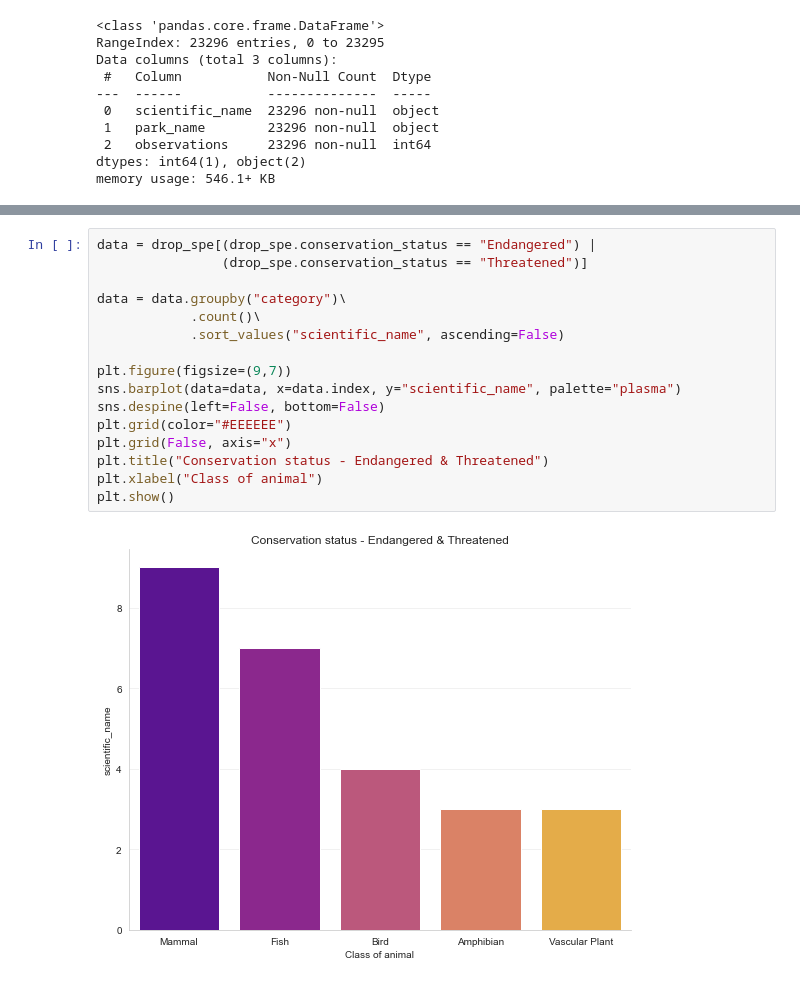
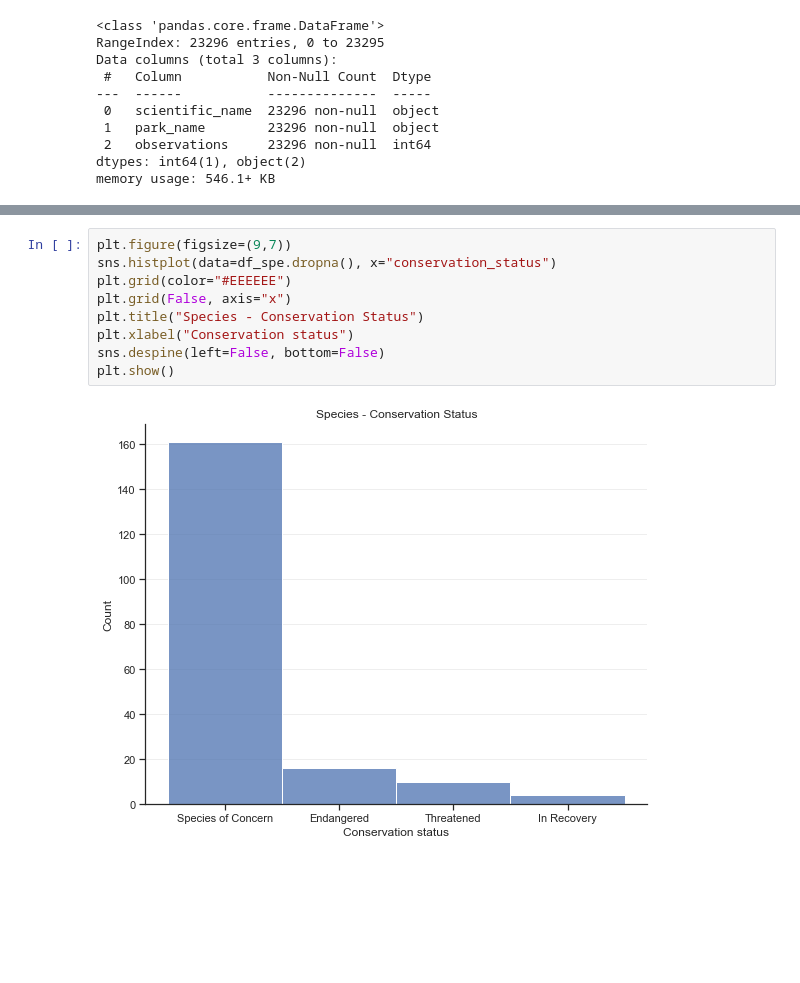
Before and after one commit to lep511/Portfolio-biodiversity, a Jupyter notebook: biodiversity.ipynb, the cells around one changed output, grey strips where cells are left out. Drawn from its saved outputs; the diff is of its cells as text; blank space fills up the shorter version.

```diff
--- a/biodiversity.ipynb
+++ b/biodiversity.ipynb
@@ -109,18 +130,11 @@ plt.show()
-# %%
-data = drop_spe[(drop_spe.conservation_status == "Endangered") |
-                (drop_spe.conservation_status == "Threatened")]
-
-data = data.groupby("category")\
-            .count()\
-            .sort_values("scientific_name", ascending=False)
-
-plt.figure(figsize=(9,7))
-sns.barplot(data=data, x=data.index, y="scientific_name", palette="plasma")
-sns.despine(left=False, bottom=False)
-plt.grid(color="#EEEEEE")
-plt.grid(False, axis="x")
-plt.title("Conservation status - Endangered & Threatened")
-plt.xlabel("Class of animal")
-plt.show()
-# %% [output]
-[figure, removed]
+# %%
+plt.figure(figsize=(9,7))
+sns.histplot(data=df_spe.dropna(), x="conservation_status")
+plt.grid(color="#EEEEEE")
+plt.grid(False, axis="x")
+plt.title("Species - Conservation Status")
+plt.xlabel("Conservation status")
+sns.despine(left=False, bottom=False)
+plt.show()
+# %% [output]
+[figure, added]
```
Also changed, not shown: parts of 22 cells of this notebook.
